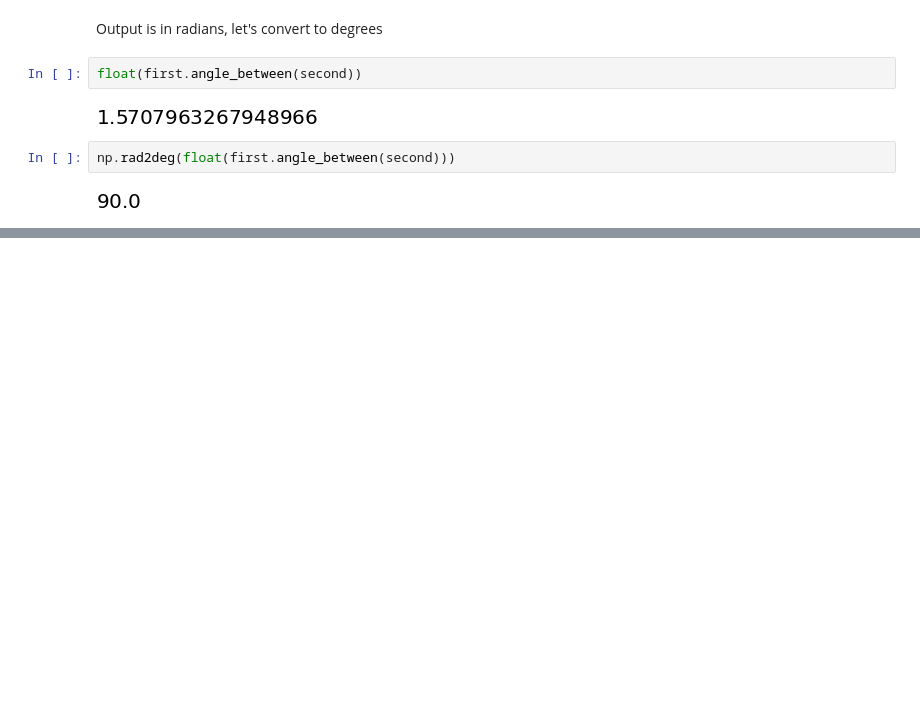
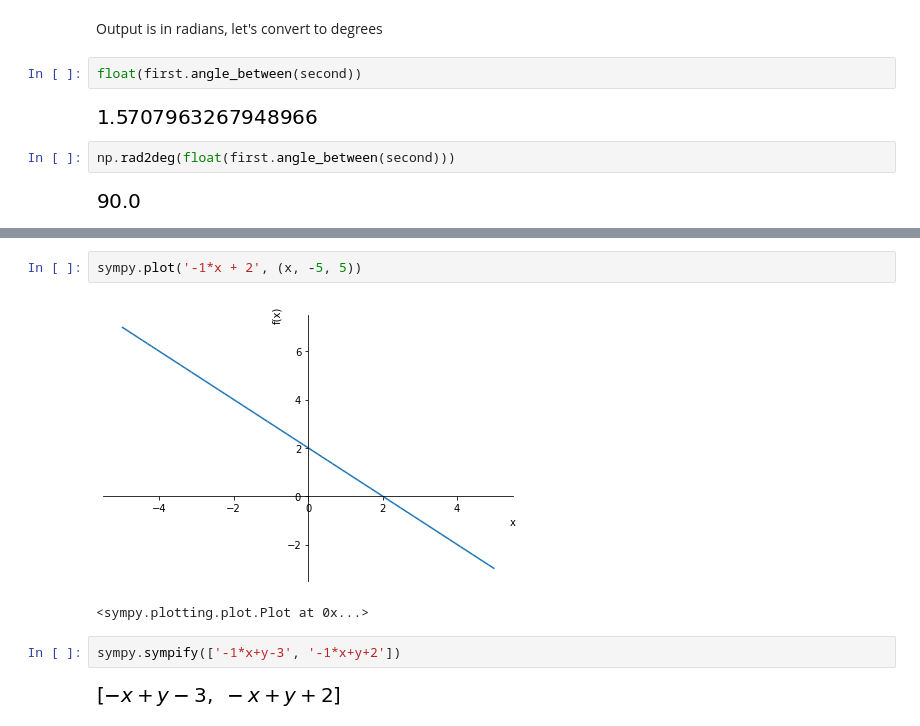
Before and after one commit to snifflesnrumjum/GAP_Python, a Jupyter notebook: GAP_Python_Workshop_4.ipynb, the cells around one changed output, grey strips where cells are left out. Cells and saved outputs as stored; diff of their text form; blank space fills up the shorter version.

```diff
--- a/GAP_Python_Workshop_4.ipynb
+++ b/GAP_Python_Workshop_4.ipynb
@@ -466,0 +493,9 @@ np.rad2deg(float(first.angle_between(second)))
+# %%
+sympy.plot('-1*x + 2', (x, -5, 5))
+# %% [output]
+[figure, added]
+<sympy.plotting.plot.Plot at 0x...>
+# %%
+sympy.sympify(['-1*x+y-3', '-1*x+y+2'])
+# %% [output]
+[figure, added]
```
Also changed, not shown: parts of 7 cells of this notebook.
